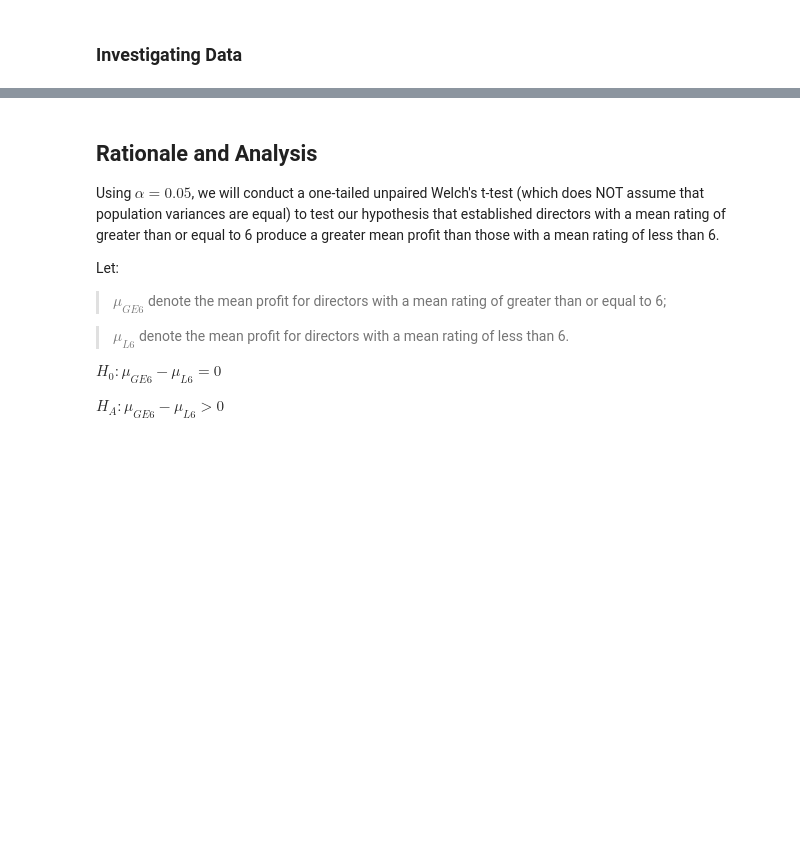
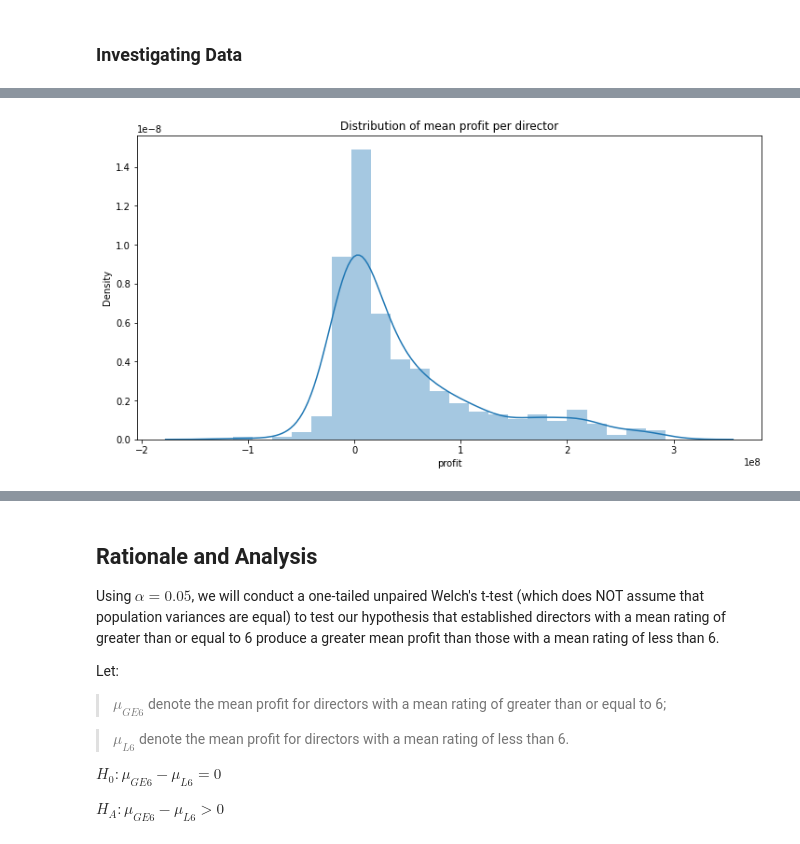
Before and after one commit to cLineman/CapStoneProject, a Jupyter notebook: NateNetznik.ipynb, the cells around one changed output, grey strips where cells are left out. Cells and saved outputs as stored; diff of their text form; code cells hidden in the pictures; blank space fills up the shorter version.

```diff
--- a/NateNetznik.ipynb
+++ b/NateNetznik.ipynb
@@ -420 +491,7 @@ len(grouped_trimmed)
+# %%
+fig, ax = plt.subplots(figsize=(12,6))
+sns.distplot(avg_profit)
+ax.set_title('Distribution of mean profit per director');
+# %% [output]
+[figure, added]
 # %%
```
Also changed, not shown: parts of 41 cells of this notebook.
